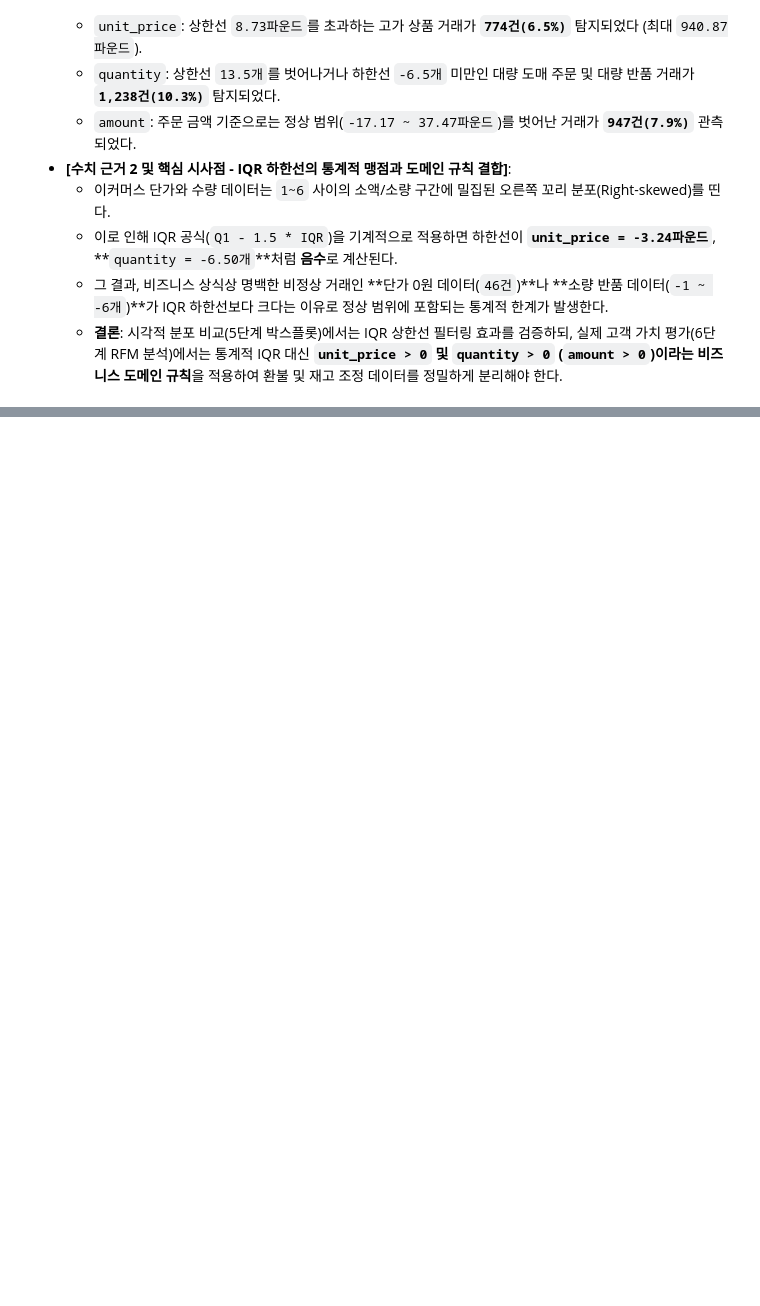
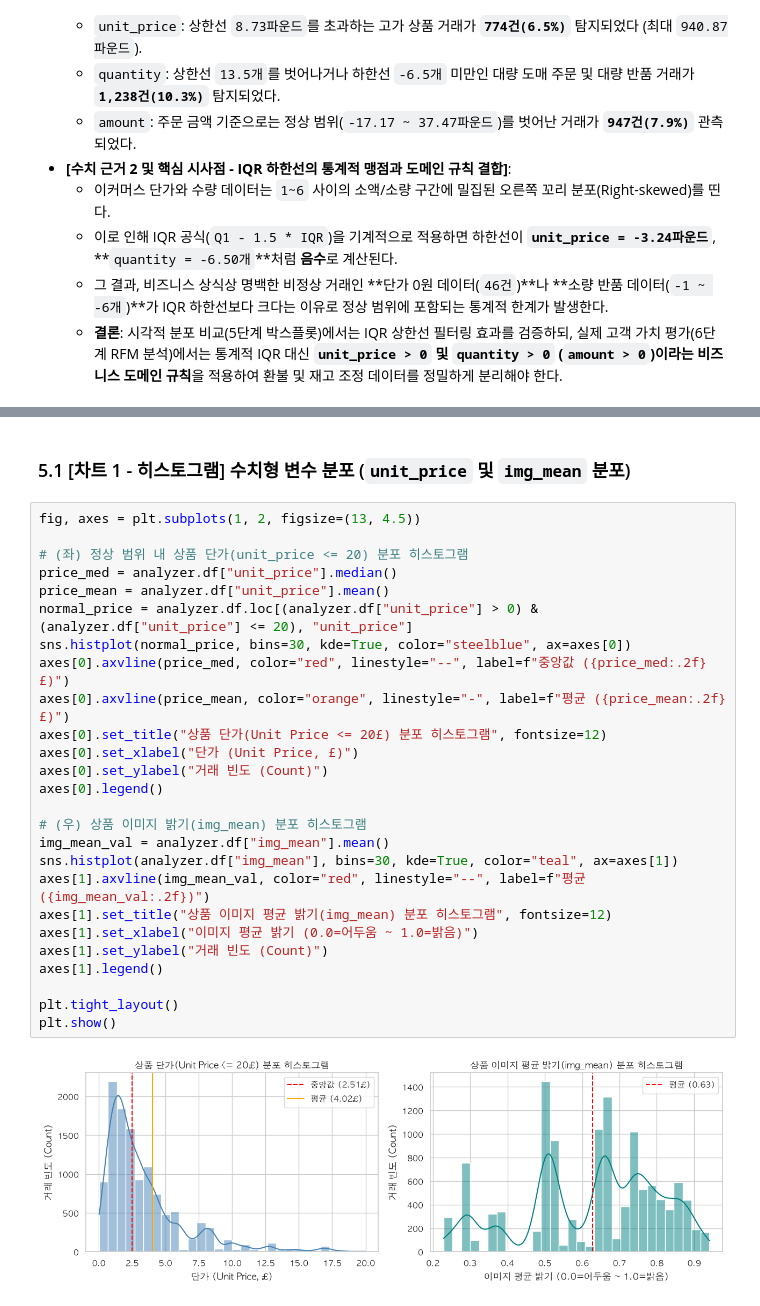
Before and after one commit to hkk-cody/A1-1, a Jupyter notebook: notebooks/analysis_report.ipynb, the cells around one changed output, grey strips where cells are left out. Drawn from its saved outputs; the diff is of its cells as text; blank space fills up the shorter version.

```diff
--- a/notebooks/analysis_report.ipynb
+++ b/notebooks/analysis_report.ipynb
@@ -286,0 +338,30 @@ for col in ["unit_price", "quantity", "amount"]:
+# %% [markdown]
+### 5.1 [차트 1 - 히스토그램] 수치형 변수 분포 (`unit_price` 및 `img_mean` 분포)
+# %%
+fig, axes = plt.subplots(1, 2, figsize=(13, 4.5))
+
+# (좌) 정상 범위 내 상품 단가(unit_price <= 20) 분포 히스토그램
+price_med = analyzer.df["unit_price"].median()
+price_mean = analyzer.df["unit_price"].mean()
+normal_price = analyzer.df.loc[(analyzer.df["unit_price"] > 0) & (analyzer.df["unit_price"] <= 20), "unit_price"]
+sns.histplot(normal_price, bins=30, kde=True, color="steelblue", ax=axes[0])
+axes[0].axvline(price_med, color="red", linestyle="--", label=f"중앙값 ({price_med:.2f}£)")
+axes[0].axvline(price_mean, color="orange", linestyle="-", label=f"평균 ({price_mean:.2f}£)")
+axes[0].set_title("상품 단가(Unit Price <= 20£) 분포 히스토그램", fontsize=12)
+axes[0].set_xlabel("단가 (Unit Price, £)")
+axes[0].set_ylabel("거래 빈도 (Count)")
+axes[0].legend()
+
+# (우) 상품 이미지 밝기(img_mean) 분포 히스토그램
+img_mean_val = analyzer.df["img_mean"].mean()
+sns.histplot(analyzer.df["img_mean"], bins=30, kde=True, color="teal", ax=axes[1])
+axes[1].axvline(img_mean_val, color="red", linestyle="--", label=f"평균 ({img_mean_val:.2f})")
+axes[1].set_title("상품 이미지 평균 밝기(img_mean) 분포 히스토그램", fontsize=12)
+axes[1].set_xlabel("이미지 평균 밝기 (0.0=어두움 ~ 1.0=밝음)")
+axes[1].set_ylabel("거래 빈도 (Count)")
+axes[1].legend()
+
+plt.tight_layout()
+plt.show()
+# %% [output]
+[figure, added]
```
Also changed, not shown: parts of 36 cells of this notebook, 3 other files.
